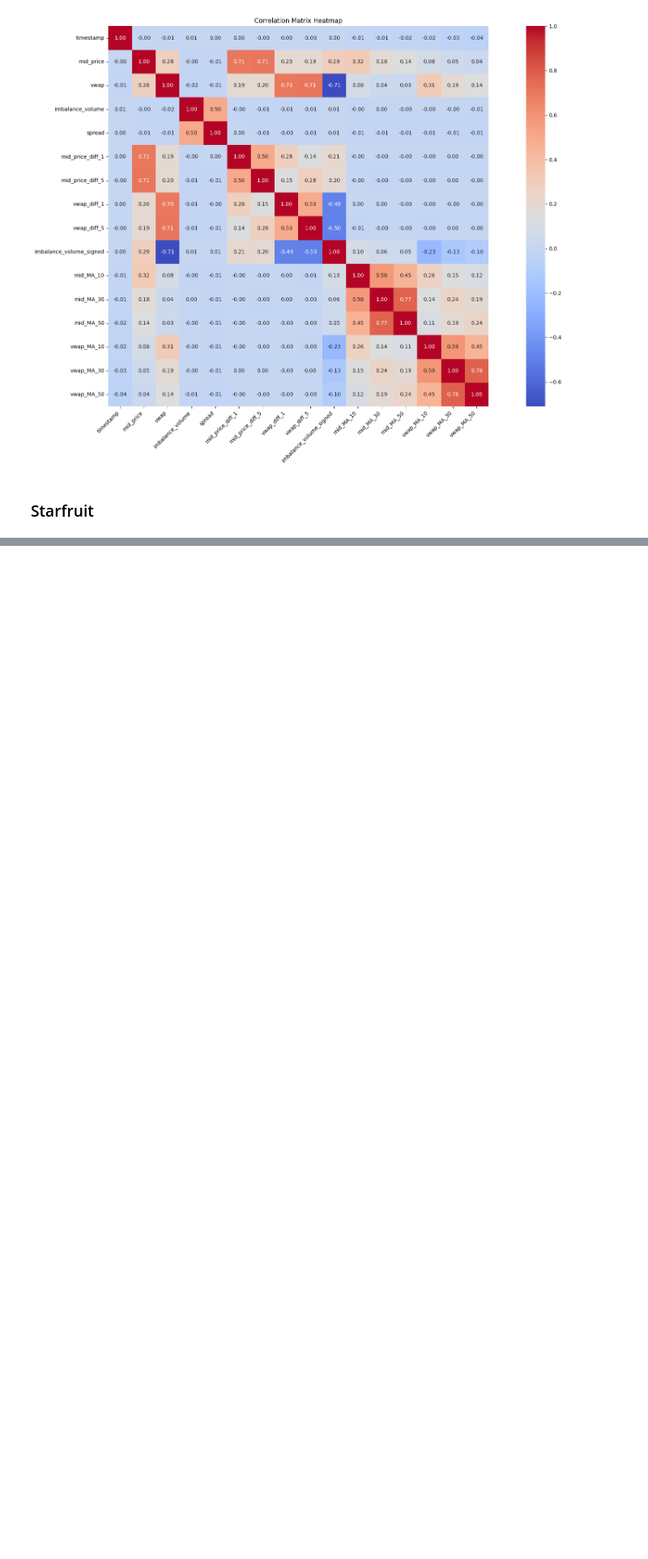
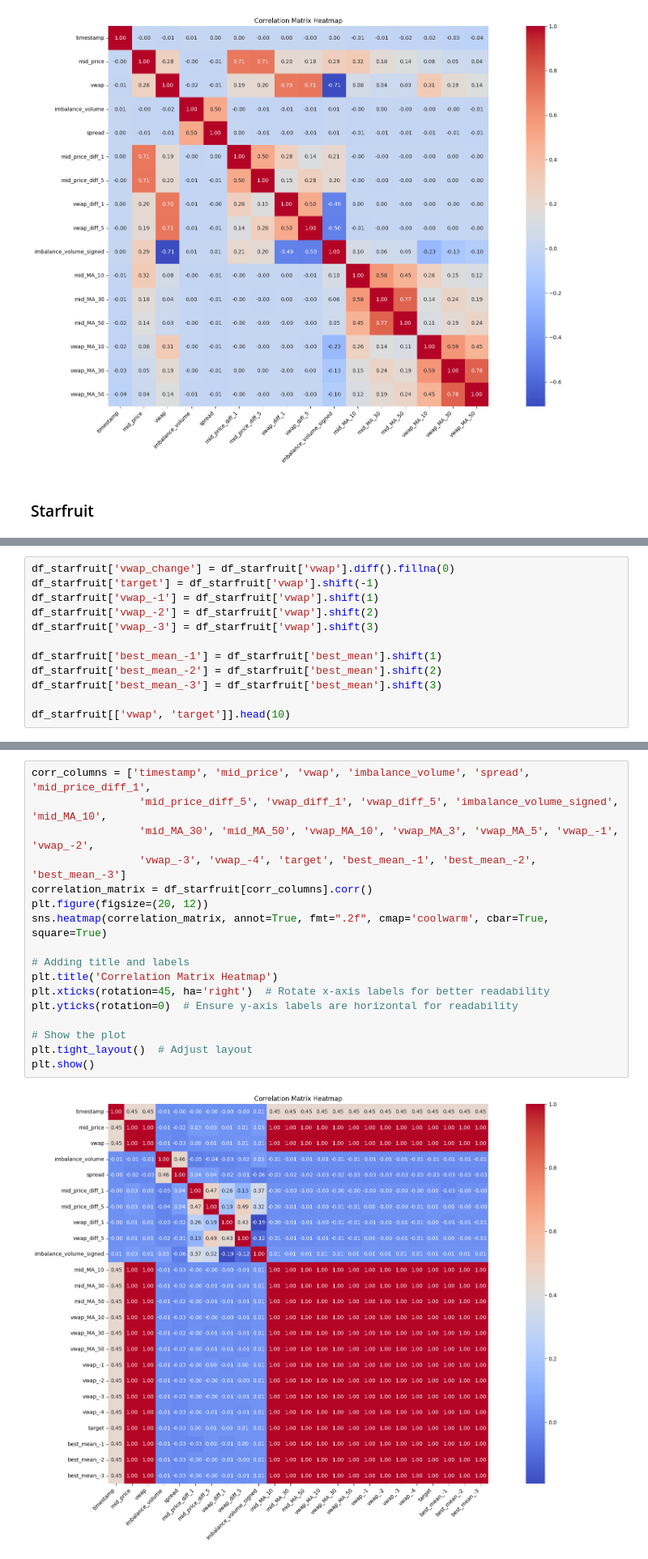
Before and after one commit to WiJoWill/IMC2024Will, a Jupyter notebook: data_analysis.ipynb, the cells around one changed output, grey strips where cells are left out. Shown at 81% size. Drawn from its saved outputs; the diff is of its cells as text; blank space fills up the shorter version.

```diff
--- a/data_analysis.ipynb
+++ b/data_analysis.ipynb
@@ -258,0 +274,12 @@ plt.show()
+# %%
+df_starfruit['vwap_change'] = df_starfruit['vwap'].diff().fillna(0)
+df_starfruit['target'] = df_starfruit['vwap'].shift(-1)
+df_starfruit['vwap_-1'] = df_starfruit['vwap'].shift(1)
+df_starfruit['vwap_-2'] = df_starfruit['vwap'].shift(2)
+df_starfruit['vwap_-3'] = df_starfruit['vwap'].shift(3)
+
+df_starfruit['best_mean_-1'] = df_starfruit['best_mean'].shift(1)
+df_starfruit['best_mean_-2'] = df_starfruit['best_mean'].shift(2)
+df_starfruit['best_mean_-3'] = df_starfruit['best_mean'].shift(3)
+
+df_starfruit[['vwap', 'target']].head(10)
@@ -258,0 +298,19 @@ plt.show()
+# %%
+corr_columns = ['timestamp', 'mid_price', 'vwap', 'imbalance_volume', 'spread', 'mid_price_diff_1',
+                 'mid_price_diff_5', 'vwap_diff_1', 'vwap_diff_5', 'imbalance_volume_signed', 'mid_MA_10',
+                 'mid_MA_30', 'mid_MA_50', 'vwap_MA_10', 'vwap_MA_3', 'vwap_MA_5', 'vwap_-1', 'vwap_-2',
+                 'vwap_-3', 'vwap_-4', 'target', 'best_mean_-1', 'best_mean_-2', 'best_mean_-3']
+correlation_matrix = df_starfruit[corr_columns].corr()
+plt.figure(figsize=(20, 12))
+sns.heatmap(correlation_matrix, annot=True, fmt=".2f", cmap='coolwarm', cbar=True, square=True)
+
+# Adding title and labels
+plt.title('Correlation Matrix Heatmap')
+plt.xticks(rotation=45, ha='right')  # Rotate x-axis labels for better readability
+plt.yticks(rotation=0)  # Ensure y-axis labels are horizontal for readability
+
+# Show the plot
+plt.tight_layout()  # Adjust layout
+plt.show()
+# %% [output]
+[figure, added]
```
Also changed, not shown: parts of 12 cells of this notebook, 5 other files.
